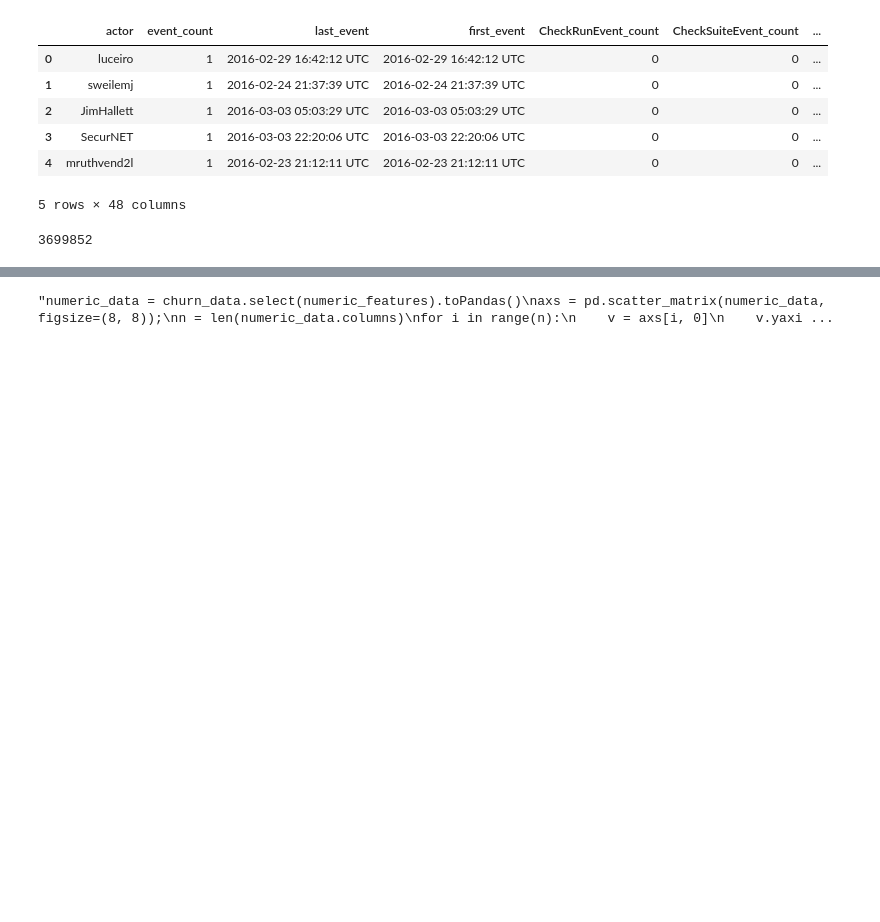
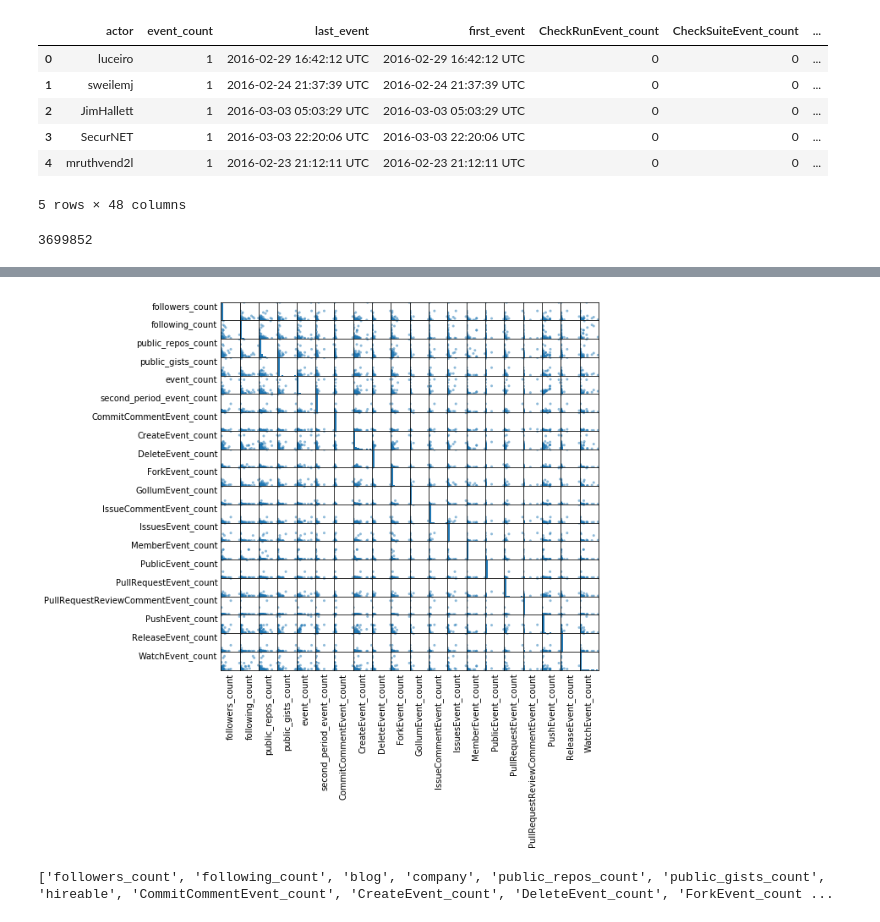
Before and after one commit to bps10/github-churn, a Jupyter notebook: Data_pyspark.ipynb, the cells around one changed output, grey strips where cells are left out. Drawn from its saved outputs; the diff is of its cells as text; code cells hidden in the pictures; blank space fills up the shorter version.

```diff
--- a/Data_pyspark.ipynb
+++ b/Data_pyspark.ipynb
@@ -122,14 +200,14 @@ churn_data.select(numeric_features).describe().toPandas().transpose()
 # %%
-'''numeric_data = churn_data.select(numeric_features).toPandas()
-axs = pd.scatter_matrix(numeric_data, figsize=(8, 8));
+numeric_data = churn_data.select(numeric_features).toPandas()
+axs = pd.plotting.scatter_matrix(numeric_data[:200], figsize=(8, 8));
 n = len(numeric_data.columns)
 for i in range(n):
     v = axs[i, 0]
     v.yaxis.label.set_rotation(0)
     v.yaxis.label.set_ha('right')
     v.set_yticks(())
     h = axs[n-1, i]
     h.xaxis.label.set_rotation(90)
-    h.set_xticks(())'''
+    h.set_xticks(())
 # %% [output]
-"numeric_data = churn_data.select(numeric_features).toPandas()\naxs = pd.scatter_matrix(numeric_data, figsize=(8, 8));\nn = len(numeric_data.columns)\nfor i in range(n):\n    v = axs[i, 0]\n    v.yaxi ...
+[figure, added]
@@ -141,0 +214,5 @@ churn_data = churn_data.withColumn("created_at", to_timestamp(churn_data.created
+# %%
+numeric_features.remove('second_period_event_count')
+print(numeric_features)
+# %% [output]
+['followers_count', 'following_count', 'blog', 'company', 'public_repos_count', 'public_gists_count', 'hireable', 'CommitCommentEvent_count', 'CreateEvent_count', 'DeleteEvent_count', 'ForkEvent_count ...
```
Also changed, not shown: parts of 34 cells of this notebook, 3 other files.
